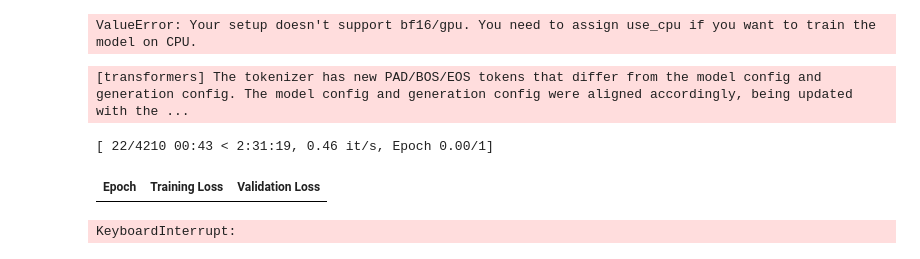
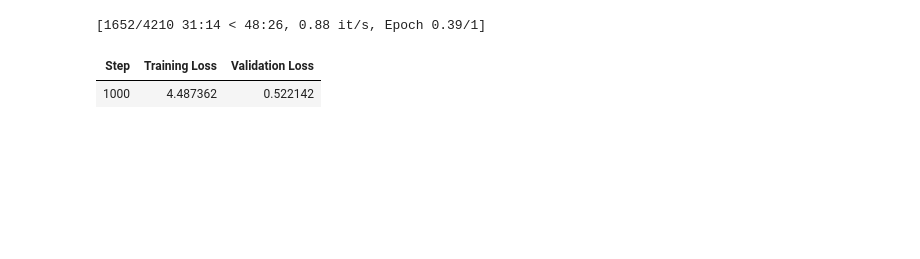
Before and after one commit to tzheng7679/cse5539_hw, a Jupyter notebook: prob_4.ipynb, the cells around one changed output. Drawn from its saved outputs; the diff is of its cells as text; code cells hidden in the pictures; blank space fills up the shorter version.

```diff
--- a/prob_4.ipynb
+++ b/prob_4.ipynb
@@ -1,21 +26,5 @@
 # %%
-import torch
-import transformers
-from datasets import load_dataset
-from huggingface_hub import notebook_login
-
-notebook_login()
-
-device = torch.device("cuda" if torch.cuda.is_available() else "cpu")
-
-
-name = "answerdotai/ModernBERT-base"
-model = transformers.AutoModelForSequenceClassification.from_pretrained(
-    name,
-    dtype="auto",
-    num_labels=2,
-).to(device)
-
+# set up the dataset and dataset loading
 tokenizer = transformers.AutoTokenizer.from_pretrained(name)
 ds_raw = load_dataset("stanfordnlp/sst2")
 ds = ds_raw.map(
@@ -26,5 +35,6 @@ ds = ds_raw.map(
     )
 )
 
+# batch collator
 collator = transformers.DataCollatorWithPadding(tokenizer)
 # %% [output]
@@ -37,34 +44,33 @@ This token will be refreshed automatically when it expires.
 # %%
+# set up training params
 for param in model.base_model.parameters():
     param.requires_grad_(False)
 
 training_args = transformers.TrainingArguments(
-    output_dir="ModernBert",
+    output_dir="./ModernBert",
     num_train_epochs=1,
     per_device_train_batch_size=2,
     gradient_accumulation_steps=8,
     gradient_checkpointing=True,
     bf16=True,
     learning_rate=2e-5,
-    eval_strategy="epoch",
-    save_strategy="epoch",
+    eval_strategy="steps",
+    eval_steps=1000,
+    save_strategy="steps",
+    save_steps=1000,
     load_best_model_at_end=True,
 )
 
 trainer = transformers.Trainer(
     model,
     args=training_args,
     train_dataset=ds["train"],
-    eval_dataset=ds["test"],
+    eval_dataset=ds["validation"],
     processing_class=tokenizer,
     data_collator=collator,
 )
+trainer.train()
 # %% [output]
-ValueError: Your setup doesn't support bf16/gpu. You need to assign use_cpu if you want to train the model on CPU.
+[1652/4210 31:14 < 48:26, 0.88 it/s, Epoch 0.39/1]
+| Step | Training Loss | Validation Loss |
+| 1000 | 4.487362 | 0.522142 |
-# %%
-trainer.train()
-# %% [output]
-[transformers] The tokenizer has new PAD/BOS/EOS tokens that differ from the model config and generation config. The model config and generation config were aligned accordingly, being updated with the ...
-[ 22/4210 00:43 < 2:31:19, 0.46 it/s, Epoch 0.00/1]
-| Epoch | Training Loss | Validation Loss |
-KeyboardInterrupt:
```
Also changed, not shown: parts of 2 cells of this notebook.
